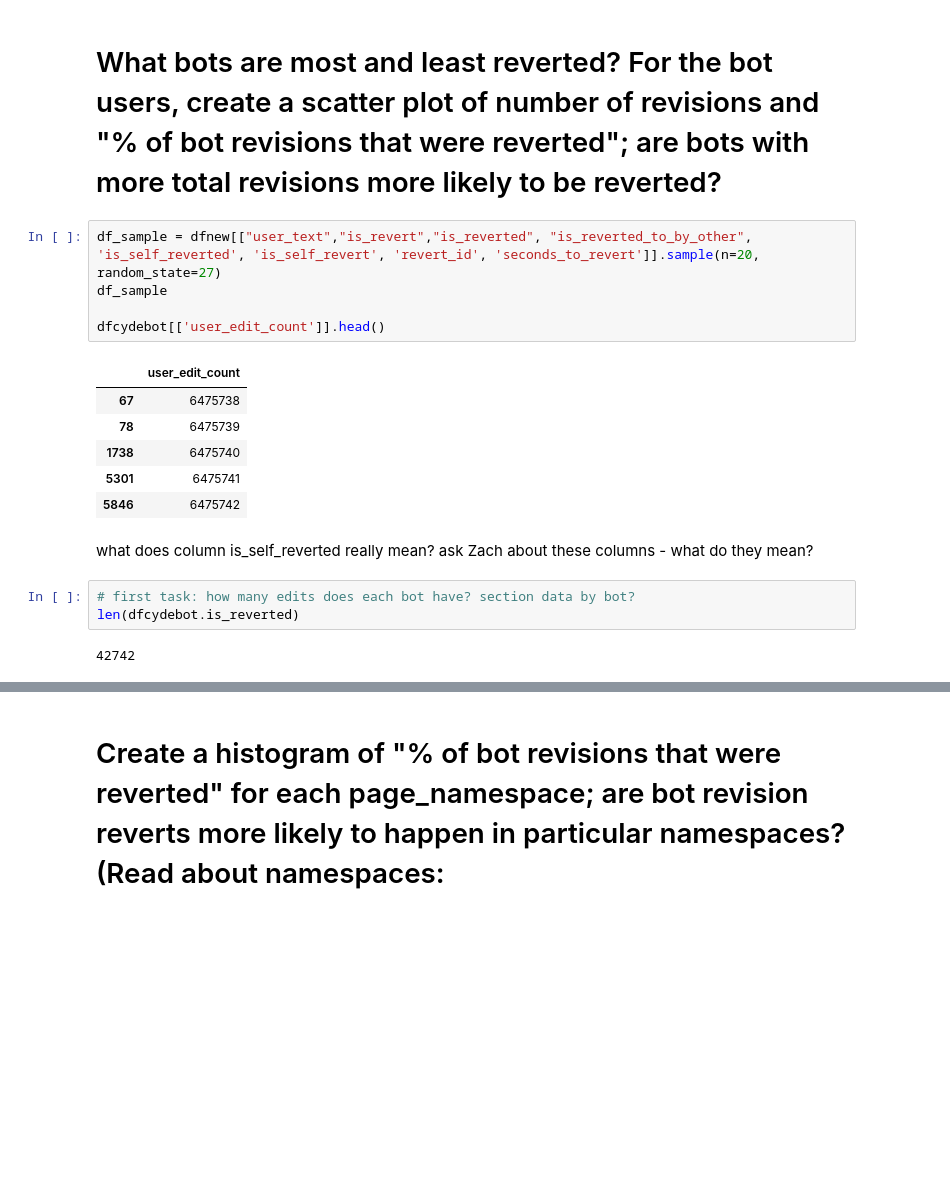
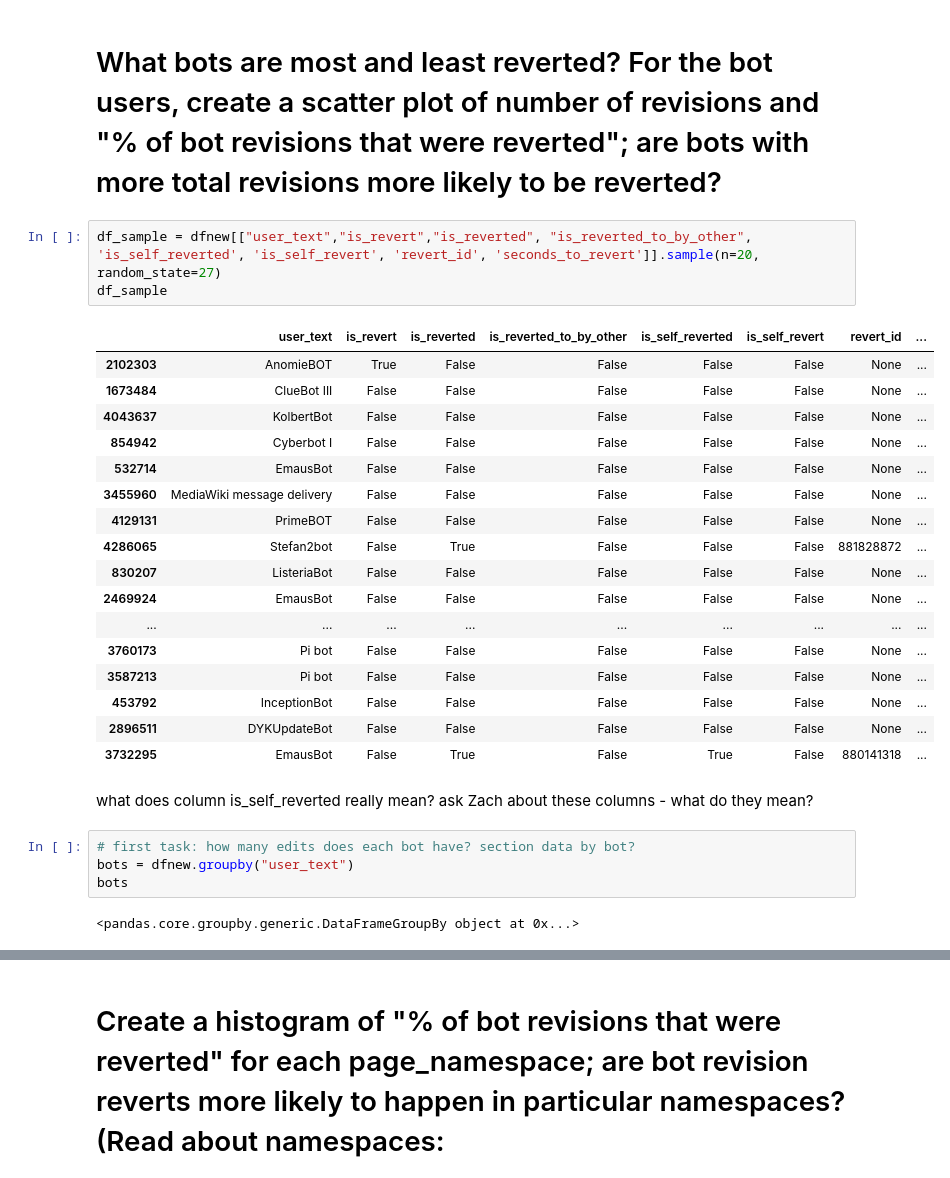
Before and after one commit to levon003/wiki-ores-feedback, a Jupyter notebook: reu2021/analysis_abby.ipynb, the cells around one changed output, grey strips where cells are left out. Cells and saved outputs as stored; diff of their text form; blank space fills up the shorter version.

Commit message:
possible way to group data?

```diff
--- a/reu2021/analysis_abby.ipynb
+++ b/reu2021/analysis_abby.ipynb
@@ -312,23 +312,33 @@ What bots are most and least reverted?  For the bot users, create a scatter plot
 # %%
 df_sample = dfnew[["user_text","is_revert","is_reverted", "is_reverted_to_by_other", 'is_self_reverted', 'is_self_revert', 'revert_id', 'seconds_to_revert']].sample(n=20, random_state=27)
 df_sample
-
-dfcydebot[['user_edit_count']].head()
 # %% [output]
-|  | user_edit_count |
-| 67 | 6475738 |
-| 78 | 6475739 |
-| 1738 | 6475740 |
-| 5301 | 6475741 |
-| 5846 | 6475742 |
+|  | user_text | is_revert | is_reverted | is_reverted_to_by_other | is_self_reverted | is_self_revert | revert_id | ... |
+| 2102303 | AnomieBOT | True | False | False | False | False | None | ... |
+| 1673484 | ClueBot III | False | False | False | False | False | None | ... |
+| 4043637 | KolbertBot | False | False | False | False | False | None | ... |
+| 854942 | Cyberbot I | False | False | False | False | False | None | ... |
+| 532714 | EmausBot | False | False | False | False | False | None | ... |
+| 3455960 | MediaWiki message delivery | False | False | False | False | False | None | ... |
+| 4129131 | PrimeBOT | False | False | False | False | False | None | ... |
+| 4286065 | Stefan2bot | False | True | False | False | False | 881828872 | ... |
+| 830207 | ListeriaBot | False | False | False | False | False | None | ... |
+| 2469924 | EmausBot | False | False | False | False | False | None | ... |
+| ... | ... | ... | ... | ... | ... | ... | ... | ... |
+| 3760173 | Pi bot | False | False | False | False | False | None | ... |
+| 3587213 | Pi bot | False | False | False | False | False | None | ... |
+| 453792 | InceptionBot | False | False | False | False | False | None | ... |
+| 2896511 | DYKUpdateBot | False | False | False | False | False | None | ... |
+| 3732295 | EmausBot | False | True | False | True | False | 880141318 | ... |
 # %% [markdown]
 what does column is_self_reverted really mean?
 ask Zach about these columns - what do they mean?
 # %%
 # first task: how many edits does each bot have? section data by bot?
-len(dfcydebot.is_reverted)
+bots = dfnew.groupby("user_text")
+bots
 # %% [output]
-42742
+<pandas.core.groupby.generic.DataFrameGroupBy object at 0x...>
 # %%
 # x axis: each individual bot
 # y axis: how many edits for each bot
```
Also changed, not shown: parts of 1 cell of this notebook.
